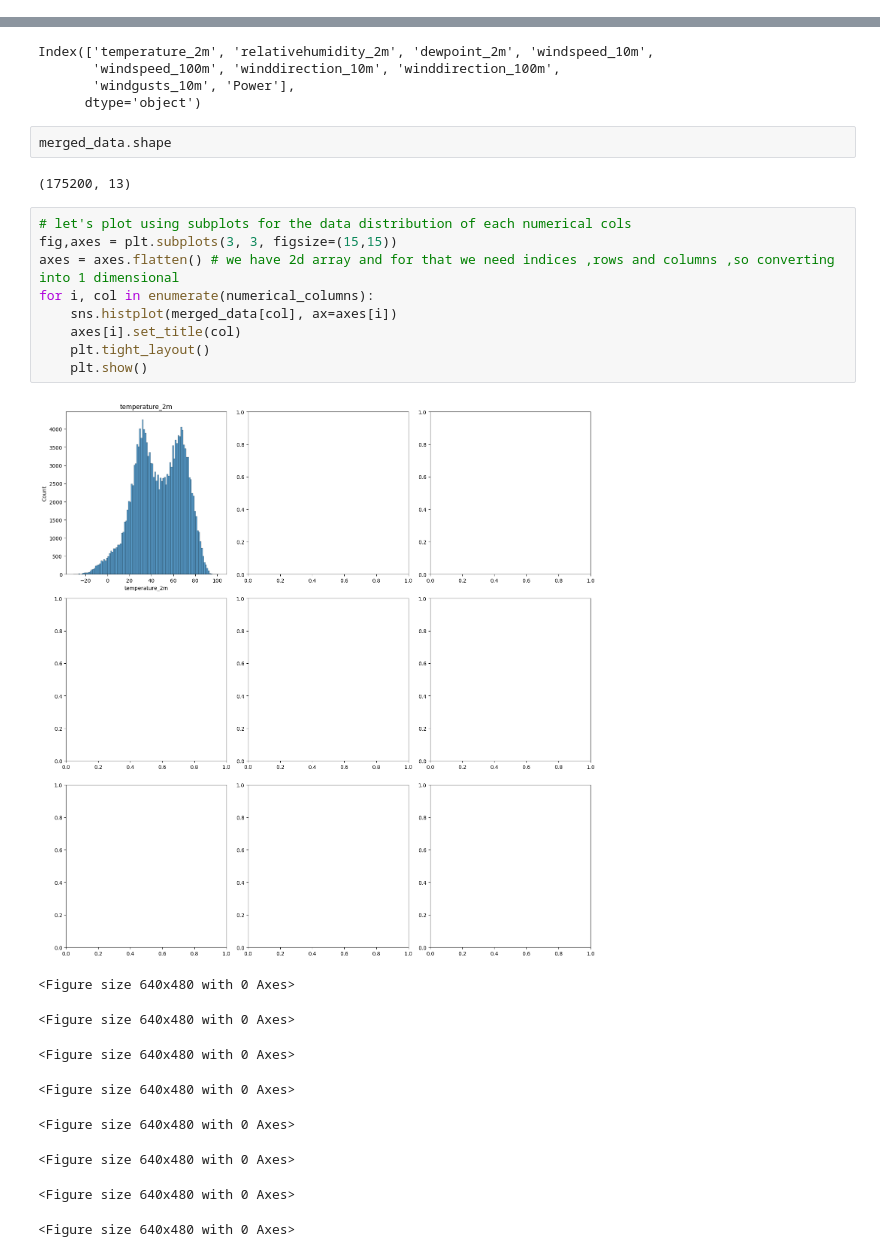
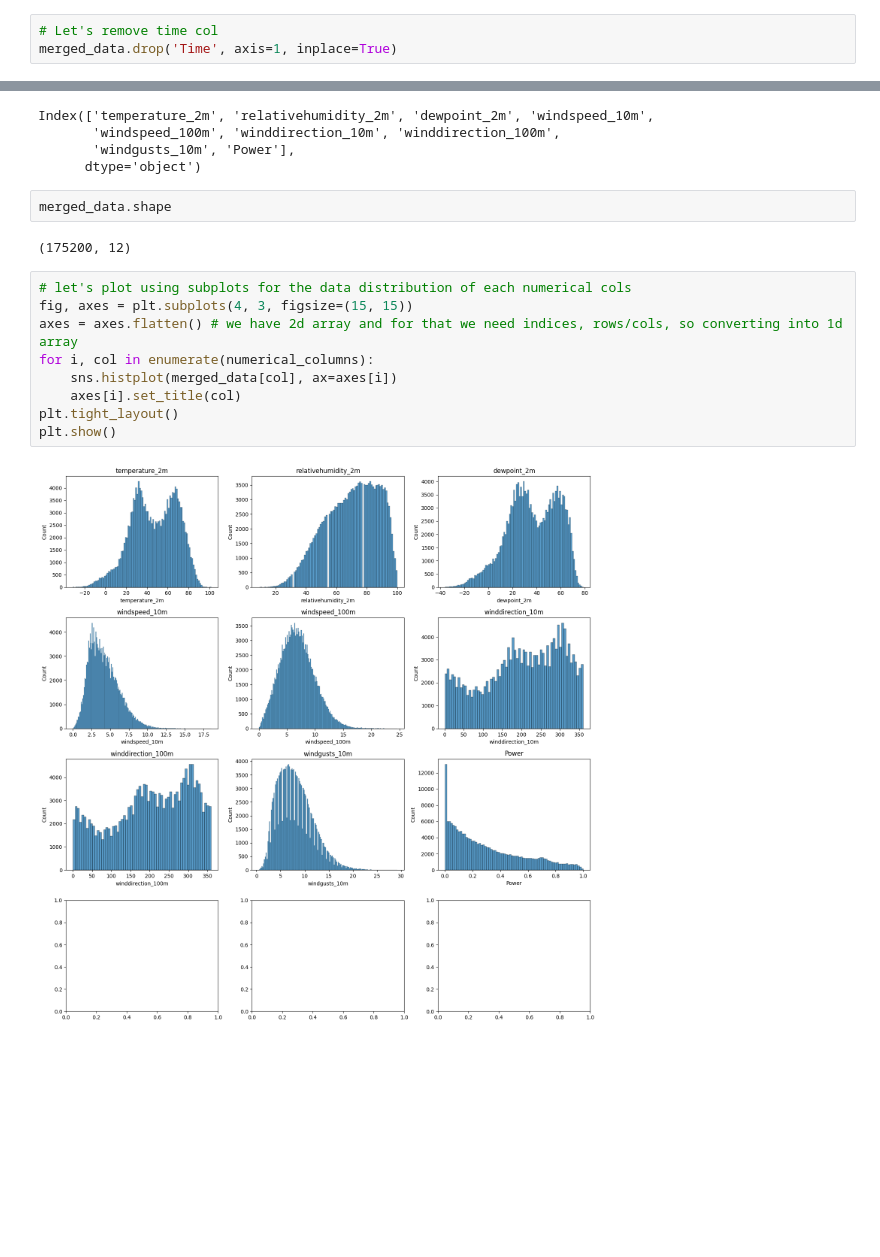
Before and after one commit to vansh060504/Wind_Power_Generation_Forecasting, a Jupyter notebook: Wind_Power_Generation_Forecasting/Wind_Power_Generation_Forecasting.ipynb, the cells around one changed output, grey strips where cells are left out. Saved outputs shown, nothing was run; the diff lists cells and outputs as text; blank space fills up the shorter version.

```diff
--- a/Wind_Power_Generation_Forecasting/Wind_Power_Generation_Forecasting.ipynb
+++ b/Wind_Power_Generation_Forecasting/Wind_Power_Generation_Forecasting.ipynb
@@ -167,3 +124,6 @@ merged_data.describe()
+# %%
+# Let's remove time col
+merged_data.drop('Time', axis=1, inplace=True)
 # %%
 merged_data.head()
 # %% [output]
@@ -214,24 +147,16 @@ Index(['temperature_2m', 'relativehumidity_2m', 'dewpoint_2m', 'windspeed_10m',
 # %%
 merged_data.shape
 # %% [output]
-(175200, 13)
+(175200, 12)
 # %%
 # let's plot using subplots for the data distribution of each numerical cols
-fig,axes = plt.subplots(3, 3, figsize=(15,15))
-axes = axes.flatten() # we have 2d array and for that we need indices ,rows and columns ,so converting into 1 dimensional
+fig, axes = plt.subplots(4, 3, figsize=(15, 15))
+axes = axes.flatten() # we have 2d array and for that we need indices, rows/cols, so converting into 1d array
 for i, col in enumerate(numerical_columns):
     sns.histplot(merged_data[col], ax=axes[i])
     axes[i].set_title(col)
-    plt.tight_layout()
-    plt.show()
+plt.tight_layout()
+plt.show()
 # %% [output]
-[figure, old version]
+[figure, new version]
-<Figure size 640x480 with 0 Axes>
-<Figure size 640x480 with 0 Axes>
-<Figure size 640x480 with 0 Axes>
-<Figure size 640x480 with 0 Axes>
-<Figure size 640x480 with 0 Axes>
-<Figure size 640x480 with 0 Axes>
-<Figure size 640x480 with 0 Axes>
-<Figure size 640x480 with 0 Axes>
 # %%
```
Also changed, not shown: parts of 33 cells of this notebook.
